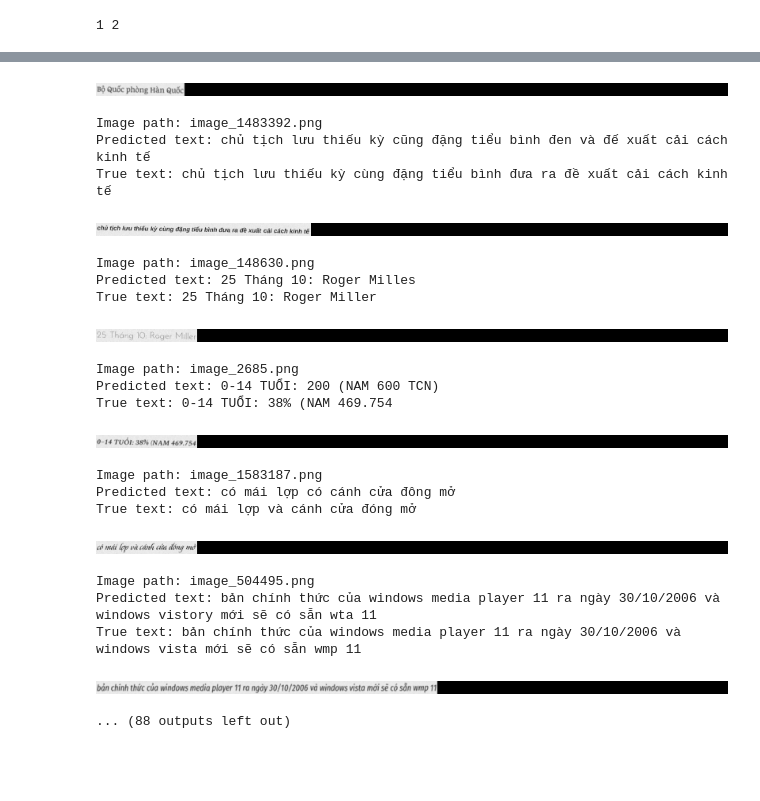
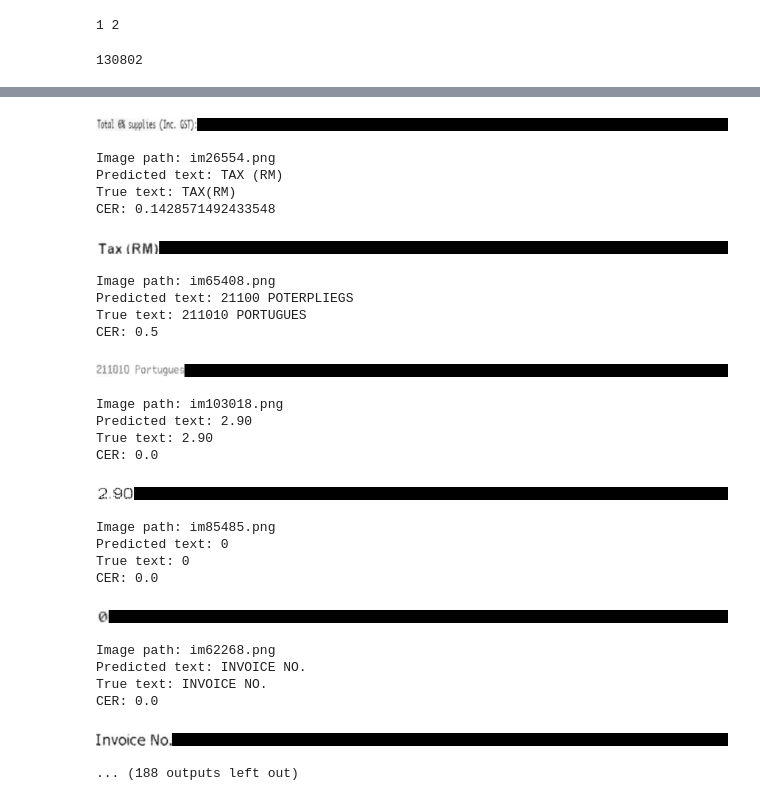
Before and after one commit to letuminnhtuan/CapstoneProject, a Jupyter notebook: inference.ipynb, the cells around one changed output, grey strips where cells are left out. Saved outputs shown, nothing was run; the diff lists cells and outputs as text; code cells hidden in the pictures; blank space fills up the shorter version.

```diff
--- a/inference.ipynb
+++ b/inference.ipynb
@@ -3,16 +3,17 @@ import torch
 from PIL import Image
 from torchvision.transforms import v2
 from module.model_builder.model import Model
+from torchmetrics.text import CharErrorRate
 
 device = torch.device("cuda" if torch.cuda.is_available() else "cpu")
-checkpoints = torch.load("checkpoints2/pre3.pth.tar", map_location=device)
+checkpoints = torch.load("checkpoints2/pre4.pth.tar", map_location=device)
 vocab = checkpoints['vocab']
 
 # Create instance model
 n_dim_model = 256
 # --- Encoder Parameters ---
-input_chanel_encoder = 3
-hidden_dim_encoder = 256
+input_chanel_encoder = 1
+hidden_dim_encoder = 384
 n_head_encoder = 8
 n_expansion_encoder = 8
 n_layer_encoder = 6
@@ -44,24 +45,28 @@ import random
 
 paths = []
 true_labels = []
-with open('D:/DATN_Handle/augment_labels.txt', 'r', encoding='utf-8') as f:
+with open('dataset/augment_labels.txt', 'r', encoding='utf-8') as f:
     lines = f.readlines()
-    temp = random.sample([i for i in range(len(lines))], 50)
+    print(len(lines))
+    temp = random.sample([i for i in range(len(lines))], 100)
     for idx in temp:
         line = lines[idx]
         line = line.rstrip()
         image_path, label = line.split('--------')
         paths.append(image_path)
         true_labels.append(label)
+# %% [output]
+130802
 # %%
 v = list(vocab.keys())
 model.eval()
+cers = []
 with torch.no_grad():
     for t, path in enumerate(paths):
         import os
-        image_path = os.path.join('D:/DATN_Handle/augment_data/', path)
+        image_path = os.path.join('dataset/augment_data', path)
         labels = [idx_start]
-        image = Image.open(image_path).convert("RGB")
+        image = Image.open(image_path).convert("L")
         # Encoder
         input_encoder = transform(image)
         input_encoder = input_encoder.unsqueeze(0).to(device)
@@ -74,9 +79,14 @@ with torch.no_grad():
             labels.append(idx.cpu().item())
             if idx.cpu().item() == idx_end:
                 break
+        predict_text = ''.join([v[i] for i in labels[1:-1]])
+        true_text = true_labels[t]
+        cer = CharErrorRate()
         print("Image path:", path)
-        print("Predicted text:", ''.join([v[i] for i in labels[1:-1]]))
-        print("True text:", true_labels[t])
+        print("Predicted text:", predict_text)
+        print("True text:", true_text)
+        print("CER:", cer(predict_text, true_text).item())
+        cers.append(cer(predict_text, true_text).item())
         import IPython.display as ipd
         ipd.display(image)
 # %% [output]
@@ -86,24 +97,29 @@ True text: Bộ Quốc phòng Hàn Quốc
-[figure, old version]
+[figure, new version]
-Image path: image_1483392.png
-Predicted text: chủ tịch lưu thiếu kỳ cũng đặng tiểu bình đen và đế xuất cải cách kinh tế
-True text: chủ tịch lưu thiếu kỳ cùng đặng tiểu bình đưa ra đề xuất cải cách kinh tế
+Image path: im26554.png
+Predicted text: TAX (RM)
+True text: TAX(RM)
+CER: 0.1428571492433548
-[figure, old version]
+[figure, new version]
-Image path: image_148630.png
-Predicted text: 25 Tháng 10: Roger Milles
-True text: 25 Tháng 10: Roger Miller
+Image path: im65408.png
+Predicted text: 21100 POTERPLIEGS
+True text: 211010 PORTUGUES
+CER: 0.5
-[figure, old version]
+[figure, new version]
-Image path: image_2685.png
-Predicted text: 0-14 TUỔI: 200 (NAM 600 TCN)
-True text: 0-14 TUỔI: 38% (NAM 469.754
+Image path: im103018.png
+Predicted text: 2.90
+True text: 2.90
+CER: 0.0
-[figure, old version]
+[figure, new version]
-Image path: image_1583187.png
-Predicted text: có mái lợp có cánh cửa đông mở
-True text: có mái lợp và cánh cửa đóng mở
+Image path: im85485.png
+Predicted text: 0
+True text: 0
+CER: 0.0
-[figure, old version]
+[figure, new version]
-Image path: image_504495.png
-Predicted text: bản chính thức của windows media player 11 ra ngày 30/10/2006 và windows vistory mới sẽ có sẵn wta 11
-True text: bản chính thức của windows media player 11 ra ngày 30/10/2006 và windows vista mới sẽ có sẵn wmp 11
+Image path: im62268.png
+Predicted text: INVOICE NO.
+True text: INVOICE NO.
+CER: 0.0
-[figure, old version]
+[figure, new version]
-... (88 outputs left out)
+... (188 outputs left out)
 # %%
 from torchmetrics import CharErrorRate, WordErrorRate
```
Also changed, not shown: parts of 2 cells of this notebook, 4 other files.
